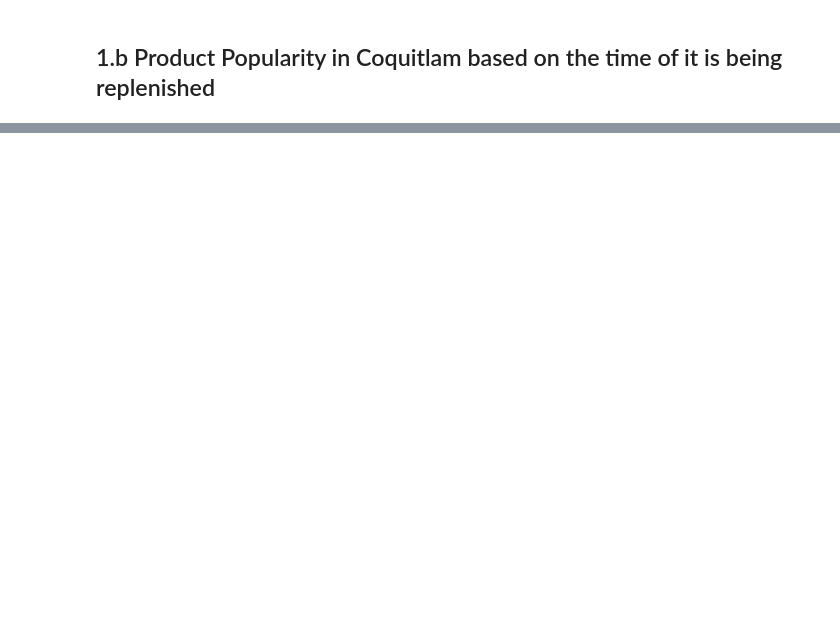
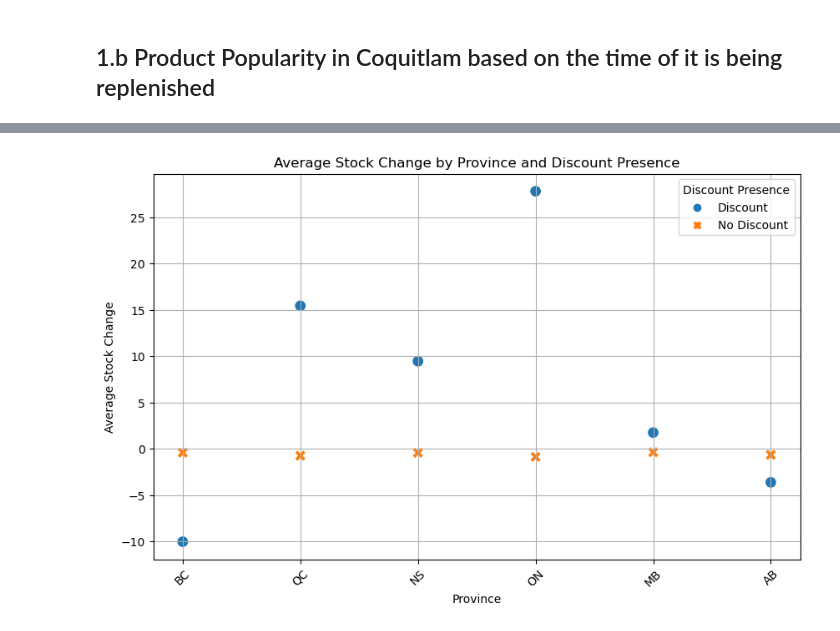
Before and after one commit to arifinwi1982/CSIS-4495-050-AppliedResearchProject, a Jupyter notebook: Machine_Learning_Analysis_Models.ipynb, the cells around one changed output, grey strips where cells are left out. Saved outputs shown, nothing was run; the diff lists cells and outputs as text; code cells hidden in the pictures; blank space fills up the shorter version.

```diff
--- a/Machine_Learning_Analysis_Models.ipynb
+++ b/Machine_Learning_Analysis_Models.ipynb
@@ -348,0 +596,29 @@ See the caveats in the documentation: https://pandas.pydata.org/pandas-docs/stab
+# %%
+provinces = ['BC', 'QC', 'NS', 'ON', 'MB', 'AB']
+
+# Initialize a dictionary to hold average stock change values for discount presence (1) and absence (0)
+avg_stock_change = {province: {'discount': None, 'no_discount': None} for province in provinces}
+
+# Calculate the average stock change for each province, for discounted (1) and non-discounted (0) separately
+for province in provinces:
+    stock_change_col = f'stock_change_{province}'
+    # Calculate averages
+    avg_stock_change[province]['discount'] = df_analysis[df_analysis['discount_presence'] == 1][stock_change_col].mean()
+    avg_stock_change[province]['no_discount'] = df_analysis[df_analysis['discount_presence'] == 0][stock_change_col].mean()
+
+# Convert the averages to a DataFrame for easier plotting
+avg_df = pd.DataFrame(avg_stock_change).T.reset_index()
+avg_df.rename(columns={'index': 'Province', 'discount': 'Discount', 'no_discount': 'No Discount'}, inplace=True)
+avg_df_melted = avg_df.melt(id_vars='Province', var_name='Discount Presence', value_name='Average Stock Change')
+
+# Plot
+plt.figure(figsize=(10, 6))
+sns.scatterplot(data=avg_df_melted, x='Province', y='Average Stock Change', hue='Discount Presence', style='Discount Presence', s=100)
+
+plt.title('Average Stock Change by Province and Discount Presence')
+plt.xticks(rotation=45)  # Rotate province names for better readability
+plt.grid(True)
+
+plt.show()
+# %% [output]
+[figure, added]
```
Also changed, not shown: parts of 38 cells of this notebook.
